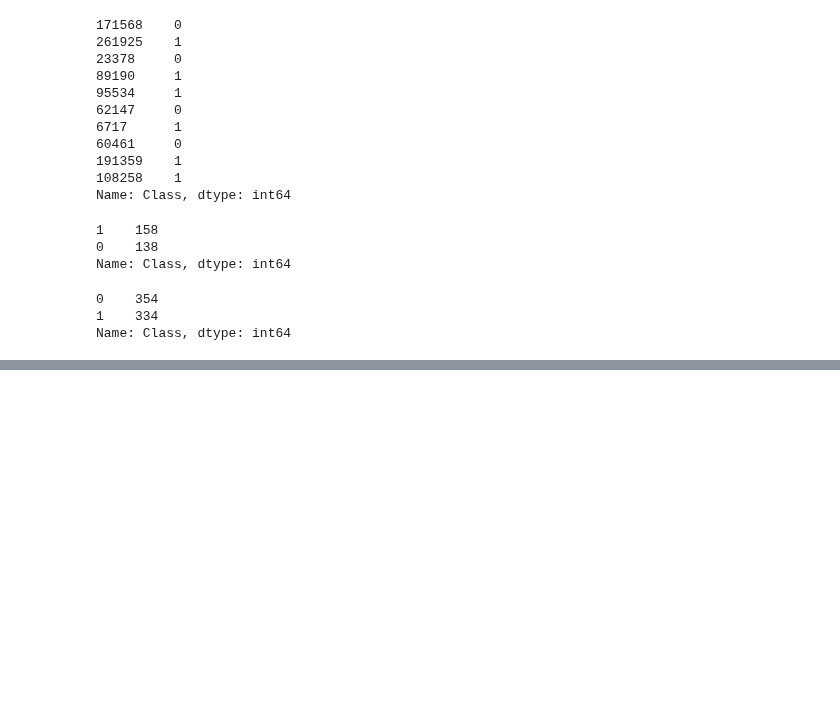
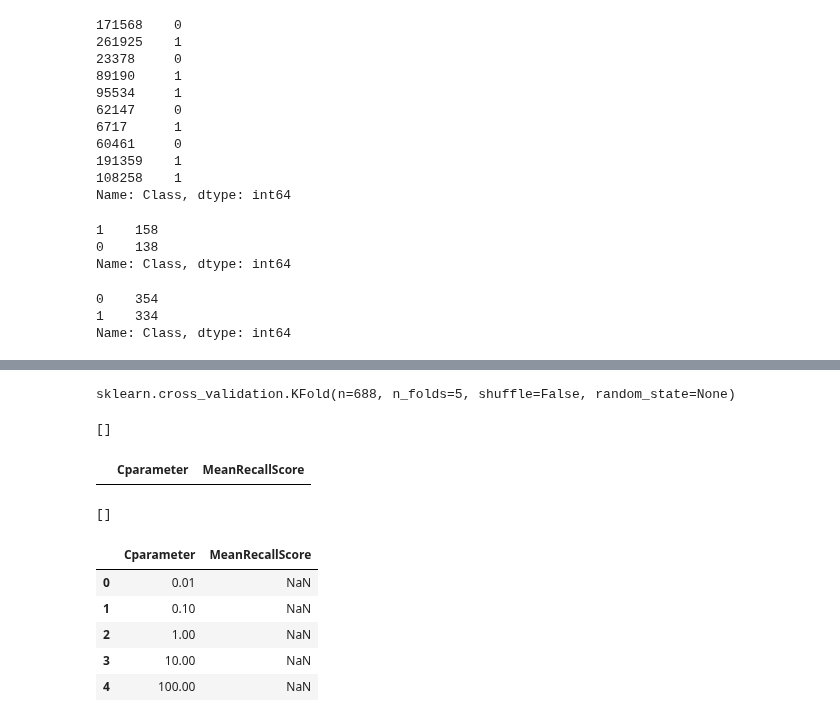
Before and after one commit to sushant2811/CreditCardFraudDetection, a Jupyter notebook: CreditCardFraudDetection.ipynb, the cells around one changed output, grey strips where cells are left out. Cells and saved outputs as stored; diff of their text form; code cells hidden in the pictures; blank space fills up the shorter version.

Commit message:
Setting up the KFold

```diff
--- a/CreditCardFraudDetection.ipynb
+++ b/CreditCardFraudDetection.ipynb
@@ -538,0 +566,33 @@ Name: Class, dtype: int64
+# %%
+fold
+# %% [output]
+sklearn.cross_validation.KFold(n=688, n_folds=5, shuffle=False, random_state=None)
+# %%
+# different C parameters
+
+CparamRange = [0.01, 0.1, 1, 10, 100]
+# %%
+resultsTable = pd.DataFrame(index = range(len(CparamRange),2), columns = ['Cparameter','MeanRecallScore'])
+# %%
+range(len(CparamRange),2)
+# %% [output]
+[]
+# %%
+resultsTable
+# %% [output]
+|  | Cparameter | MeanRecallScore |
+# %%
+range(3,2)
+# %% [output]
+[]
+# %%
+resultsTable['Cparameter'] = CparamRange
+# %%
+resultsTable
+# %% [output]
+|  | Cparameter | MeanRecallScore |
+| 0 | 0.01 | NaN |
+| 1 | 0.10 | NaN |
+| 2 | 1.00 | NaN |
+| 3 | 10.00 | NaN |
+| 4 | 100.00 | NaN |
```
Also changed, not shown: parts of 5 cells of this notebook.
